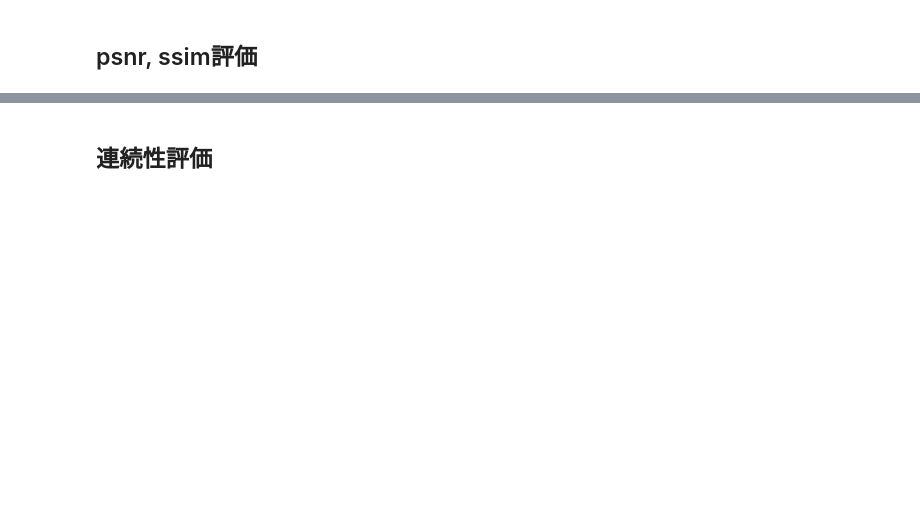
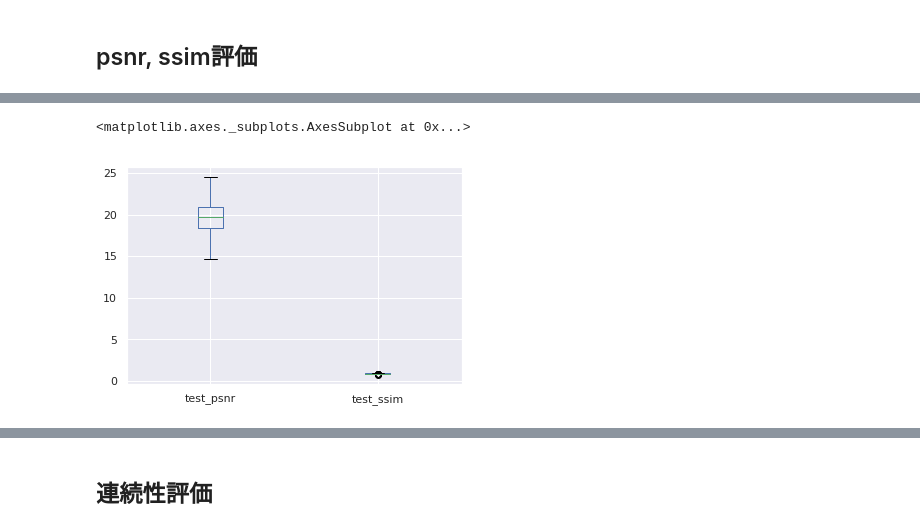
Before and after one commit to shimo8810/Spatio-Temporal-SR, a Jupyter notebook: Notebooks/mmnist_seqVG_rec.ipynb, the cells around one changed output, grey strips where cells are left out. Cells and saved outputs as stored; diff of their text form; code cells hidden in the pictures; blank space fills up the shorter version.

```diff
--- a/Notebooks/mmnist_seqVG_rec.ipynb
+++ b/Notebooks/mmnist_seqVG_rec.ipynb
@@ -100,3 +106,8 @@ KeyboardInterrupt:
+# %%
+test_score.boxplot()
+# %% [output]
+<matplotlib.axes._subplots.AxesSubplot at 0x...>
+[figure, added]
 # %%
 # train
 
```
Also changed, not shown: parts of 10 cells of this notebook, 5 other files.
